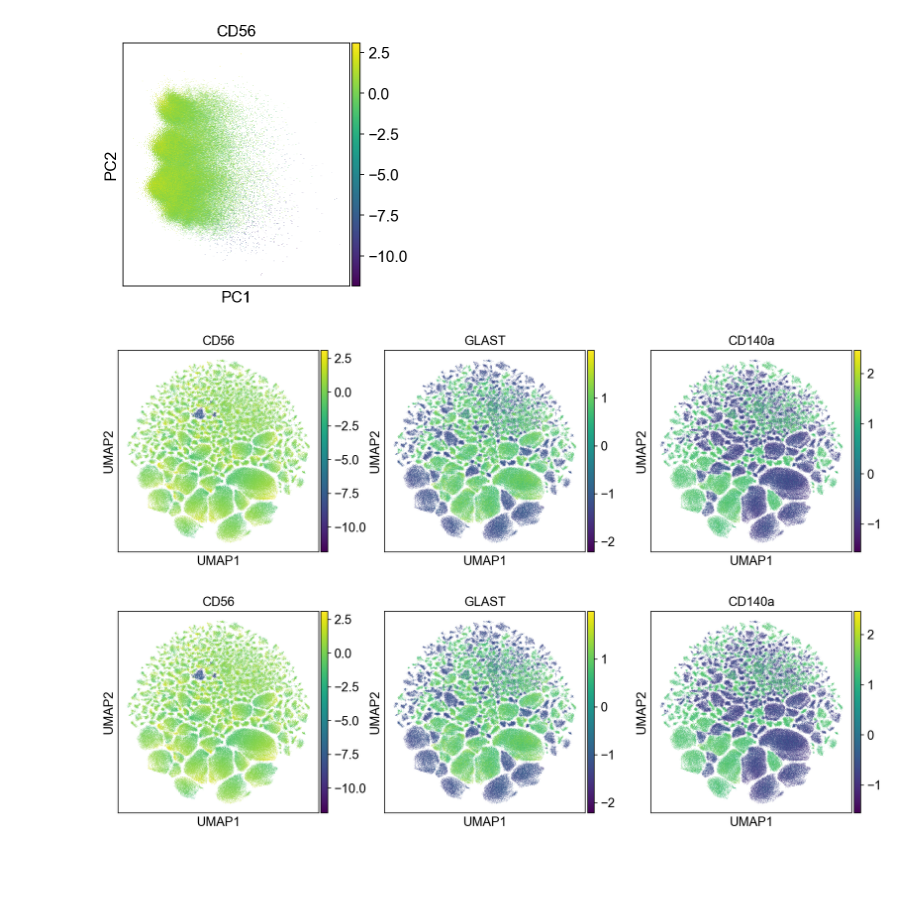
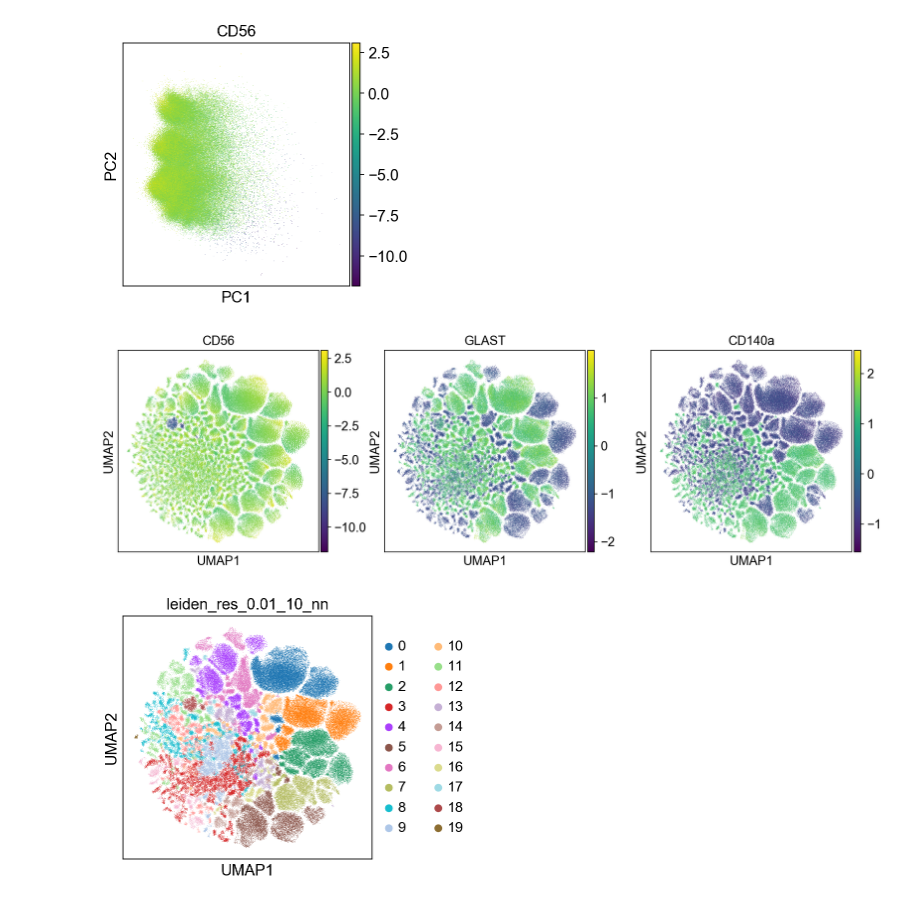
Before and after one commit to srazavi/Clustering_visualization, a Jupyter notebook: cl_visual.ipynb, the cells around one changed output. Cells and saved outputs as stored; diff of their text form; code cells hidden in the pictures; blank space fills up the shorter version.

```diff
--- a/cl_visual.ipynb
+++ b/cl_visual.ipynb
@@ -5,6 +5,9 @@ import scanpy as sc
 adata = ad.read('write/results.h5ad')
 # %%
 sc.settings.set_figure_params(dpi=80, facecolor='white')
+# %%
+selected_neighbors_key='10_nn'
+leiden_res_key='leiden_res_0.01'
 # %%
 adata
 # %% [output]
@@ -16,14 +19,16 @@ AnnData object with n_obs × n_vars = 197160 × 13
     varm: 'PCs'
     obsp: '10_nn_connectivities', '10_nn_distances', '12_nn_connectivities', '12_nn_distances'
+# %%
+adata.obsm['X_umap'] = adata.obsm['X_umap'+selected_neighbors_key]
 # %%
 sc.pl.pca(adata, color='CD56')
 # %% [output]
 [figure]
 # %%
-sc.pl.umap(adata, color=['CD56','GLAST','CD140a'], neighbors_key='12_nn')
+sc.pl.umap(adata, color=['CD56','GLAST','CD140a'], neighbors_key=selected_neighbors_key)
 # %% [output]
-[figure, old version]
+[figure, new version]
 # %%
-sc.pl.umap(adata, color=['CD56','GLAST','CD140a'], neighbors_key='10_nn')
+sc.pl.umap(adata, color=leiden_res_key+'_'+selected_neighbors_key)
 # %% [output]
-[figure, old version]
+[figure, new version]
```
Also changed, not shown: parts of 3 cells of this notebook.
